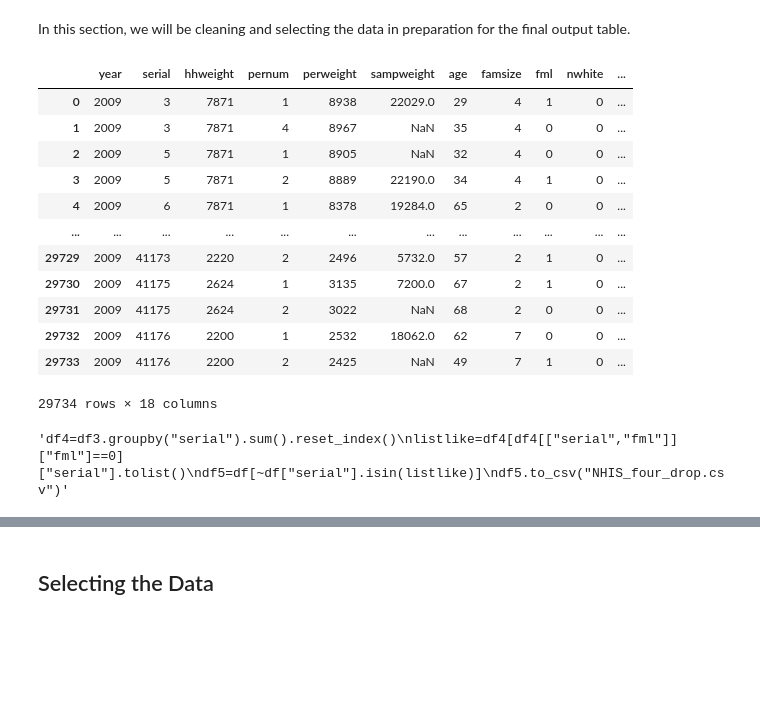
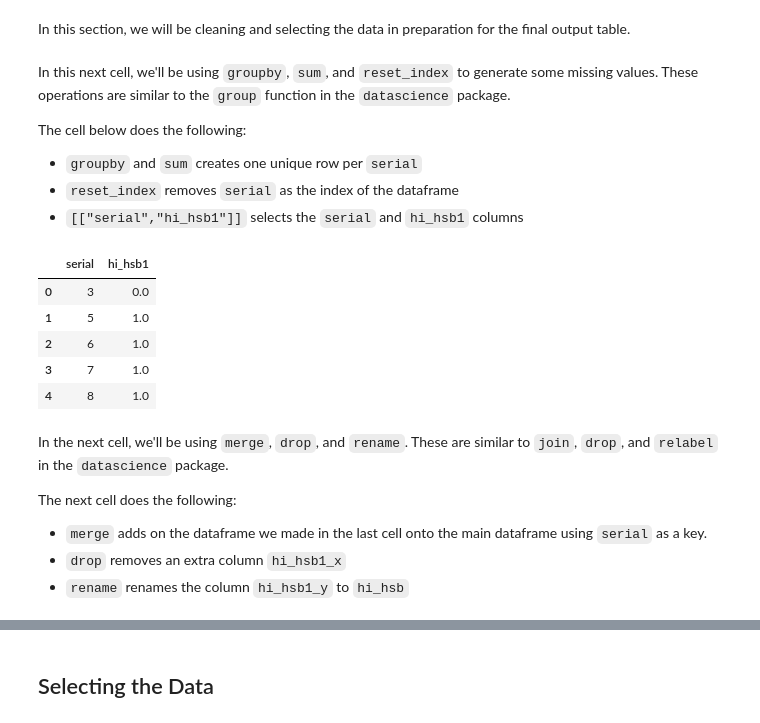
Before and after one commit to ds-modules/PS-88-21-DEV, a Jupyter notebook: lab/aaronfolder/masteringMetricsSF.ipynb, the cells around one changed output, grey strips where cells are left out. Drawn from its saved outputs; the diff is of its cells as text; code cells hidden in the pictures; blank space fills up the shorter version.

````diff
--- a/lab/aaronfolder/masteringMetricsSF.ipynb
+++ b/lab/aaronfolder/masteringMetricsSF.ipynb
@@ -63,29 +72,28 @@ If you take a look at the data frame, do you notice anything that could be wrong
 ## Cleaning the Data
 # %% [markdown]
 In this section, we will be cleaning and selecting the data in preparation for the final output table.
+# %% [markdown]
+In this next cell, we'll be using ```groupby```, ```sum```, and ```reset_index``` to generate some missing values. These operations are similar to the ```group``` function in the ```datascience``` package.
+
+The cell below does the following:
+* ```groupby``` and ```sum``` creates one unique row per ```serial```
+* ```reset_index``` removes ```serial``` as the index of the dataframe
+* ```[["serial","hi_hsb1"]]``` selects the ```serial``` and ```hi_hsb1``` columns
 # %%
 # Run this cell to begin the cleaning process
 df2=df.groupby("serial").sum().reset_index()[["serial","hi_hsb1"]] # This fills some of the missing data
-df3=df.merge(df2,how="left",on="serial").drop("hi_hsb1_x",axis=1).rename(columns={"hi_hsb1_y":"hi_hsb"})
-df3
+df2.head()
 # %% [output]
-|  | year | serial | hhweight | pernum | perweight | sampweight | age | famsize | fml | nwhite | ... |
-| 0 | 2009 | 3 | 7871 | 1 | 8938 | 22029.0 | 29 | 4 | 1 | 0 | ... |
-| 1 | 2009 | 3 | 7871 | 4 | 8967 | NaN | 35 | 4 | 0 | 0 | ... |
-| 2 | 2009 | 5 | 7871 | 1 | 8905 | NaN | 32 | 4 | 0 | 0 | ... |
-| 3 | 2009 | 5 | 7871 | 2 | 8889 | 22190.0 | 34 | 4 | 1 | 0 | ... |
-| 4 | 2009 | 6 | 7871 | 1 | 8378 | 19284.0 | 65 | 2 | 0 | 0 | ... |
-| ... | ... | ... | ... | ... | ... | ... | ... | ... | ... | ... | ... |
-| 29729 | 2009 | 41173 | 2220 | 2 | 2496 | 5732.0 | 57 | 2 | 1 | 0 | ... |
-| 29730 | 2009 | 41175 | 2624 | 1 | 3135 | 7200.0 | 67 | 2 | 1 | 0 | ... |
-| 29731 | 2009 | 41175 | 2624 | 2 | 3022 | NaN | 68 | 2 | 0 | 0 | ... |
-| 29732 | 2009 | 41176 | 2200 | 1 | 2532 | 18062.0 | 62 | 7 | 0 | 0 | ... |
-| 29733 | 2009 | 41176 | 2200 | 2 | 2425 | NaN | 49 | 7 | 1 | 0 | ... |
+|  | serial | hi_hsb1 |
+| 0 | 3 | 0.0 |
+| 1 | 5 | 1.0 |
+| 2 | 6 | 1.0 |
+| 3 | 7 | 1.0 |
+| 4 | 8 | 1.0 |
-29734 rows × 18 columns
-# %%
-"""df4=df3.groupby("serial").sum().reset_index()
-listlike=df4[df4[["serial","fml"]]["fml"]==0]["serial"].tolist()
-df5=df[~df["serial"].isin(listlike)]
-df5.to_csv("NHIS_four_drop.csv")"""
-# %% [output]
-'df4=df3.groupby("serial").sum().reset_index()\nlistlike=df4[df4[["serial","fml"]]["fml"]==0]["serial"].tolist()\ndf5=df[~df["serial"].isin(listlike)]\ndf5.to_csv("NHIS_four_drop.csv")'
+# %% [markdown]
+In the next cell, we'll be using ```merge```, ```drop```, and ```rename```. These are similar to ```join```, ```drop```, and ```relabel``` in the ```datascience``` package.
+
+The next cell does the following:
+* ```merge``` adds on the dataframe we made in the last cell onto the main dataframe using ```serial``` as a key.
+* ```drop``` removes an extra column ```hi_hsb1_x```
+* ```rename``` renames the column ```hi_hsb1_y``` to ```hi_hsb```
````
Also changed, not shown: parts of 13 cells of this notebook, 6 other files.
